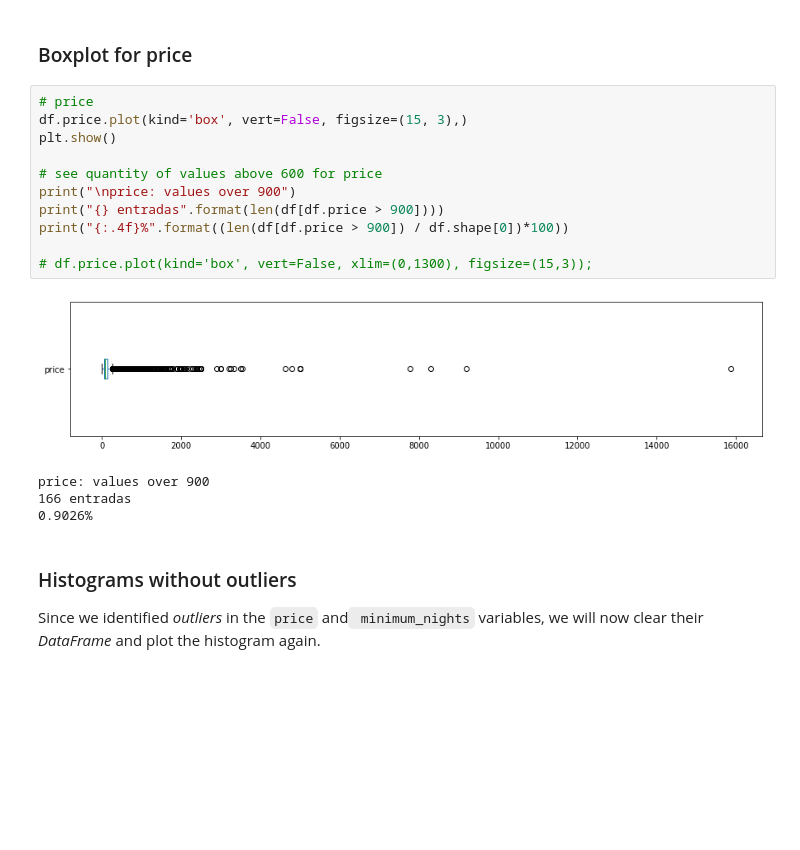
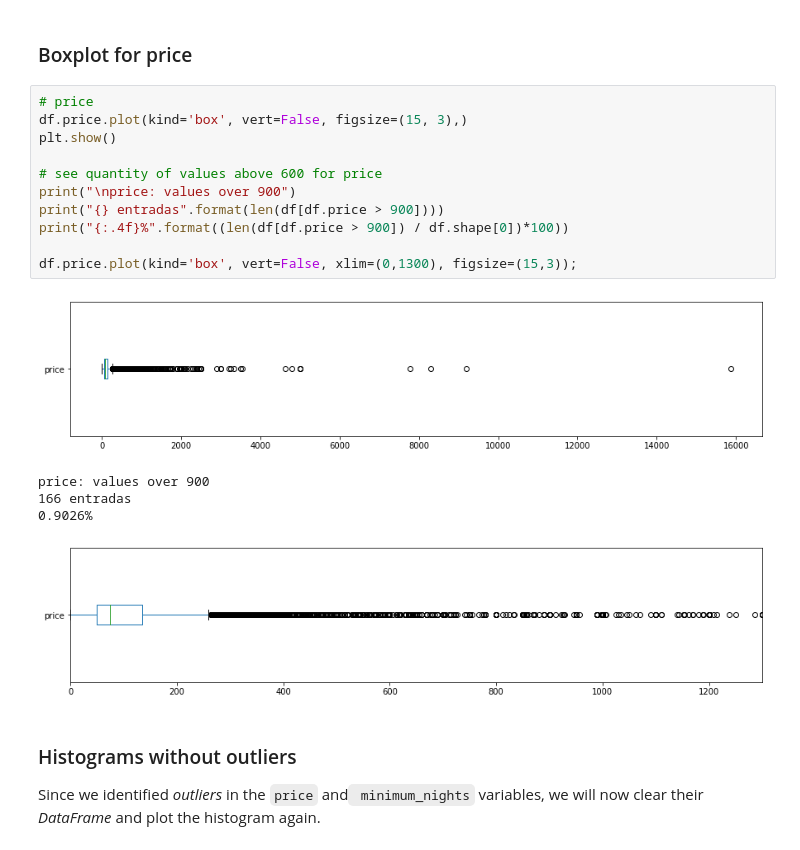
Before and after one commit to warwintryborn/airbnd_data_analysis, a Jupyter notebook: Airbnb_Data_Analysis_(Crete).ipynb, the cells around one changed output. Cells and saved outputs as stored; diff of their text form; blank space fills up the shorter version.

```diff
--- a/Airbnb_Data_Analysis_(Crete).ipynb
+++ b/Airbnb_Data_Analysis_(Crete).ipynb
@@ -183,19 +183,20 @@ minimum_nights: values over 30:
 # %%
 # price
 df.price.plot(kind='box', vert=False, figsize=(15, 3),)
 plt.show()
 
 # see quantity of values above 600 for price
 print("\nprice: values over 900")
 print("{} entradas".format(len(df[df.price > 900])))
 print("{:.4f}%".format((len(df[df.price > 900]) / df.shape[0])*100))
 
-# df.price.plot(kind='box', vert=False, xlim=(0,1300), figsize=(15,3));
+df.price.plot(kind='box', vert=False, xlim=(0,1300), figsize=(15,3));
 # %% [output]
 [figure]
 price: values over 900
 166 entradas
 0.9026%
+[figure, added]
 # %% [markdown]
 ### Histograms without outliers
 
```
